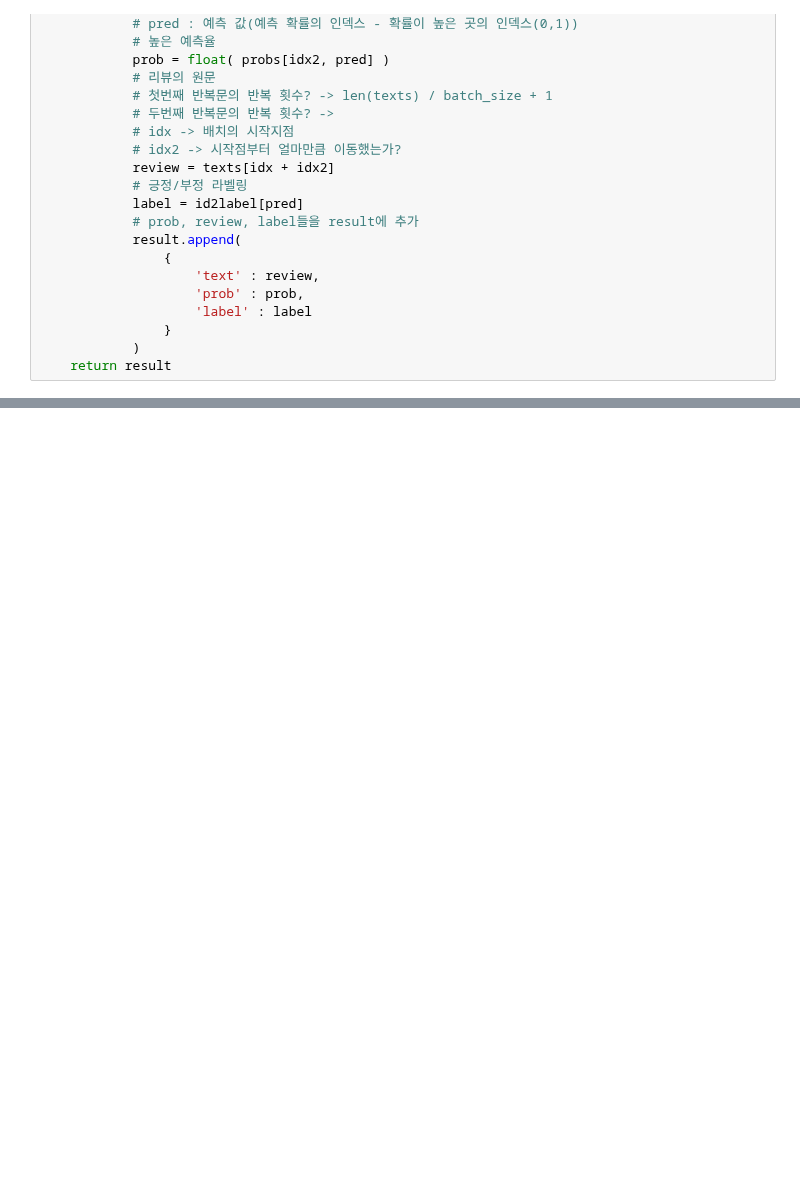
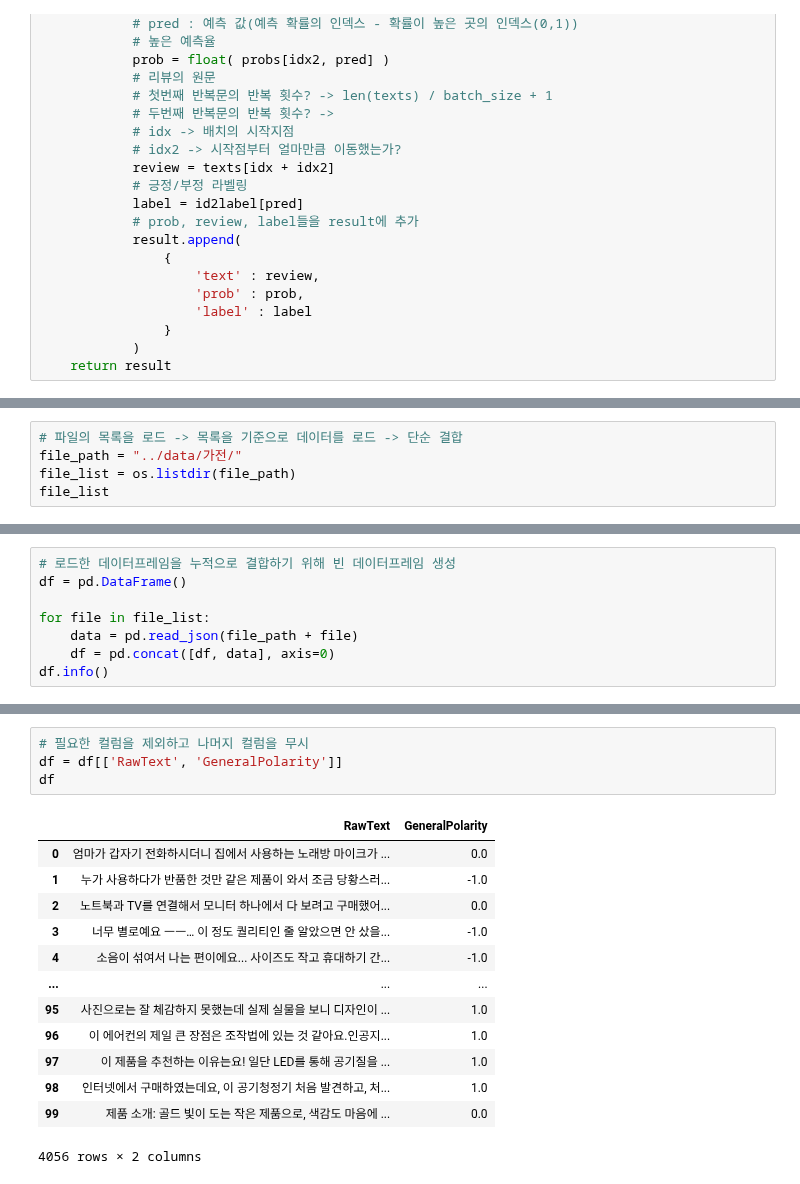
Before and after one commit to JungHyun7/multicam, a Jupyter notebook: 20251111/01_SBERT.ipynb, the cells around one changed output, grey strips where cells are left out. Saved outputs shown, nothing was run; the diff lists cells and outputs as text; blank space fills up the shorter version.

```diff
--- a/20251111/01_SBERT.ipynb
+++ b/20251111/01_SBERT.ipynb
@@ -350,0 +371,5 @@ out_data
+# %%
+# 파일의 목록을 로드 -> 목록을 기준으로 데이터를 로드 -> 단순 결합
+file_path = "../data/가전/"
+file_list = os.listdir(file_path)
+file_list
@@ -350,0 +394,8 @@ out_data
+# %%
+# 로드한 데이터프레임을 누적으로 결합하기 위해 빈 데이터프레임 생성
+df = pd.DataFrame()
+
+for file in file_list:
+    data = pd.read_json(file_path + file)
+    df = pd.concat([df, data], axis=0)
+df.info()
@@ -350,0 +422,18 @@ out_data
+# %%
+# 필요한 컬럼을 제외하고 나머지 컬럼을 무시
+df = df[['RawText', 'GeneralPolarity']]
+df
+# %% [output]
+|  | RawText | GeneralPolarity |
+| 0 | 엄마가 갑자기 전화하시더니 집에서 사용하는 노래방 마이크가 ... | 0.0 |
+| 1 | 누가 사용하다가 반품한 것만 같은 제품이 와서 조금 당황스러... | -1.0 |
+| 2 | 노트북과 TV를 연결해서 모니터 하나에서 다 보려고 구매했어... | 0.0 |
+| 3 | 너무 별로예요 ㅡㅡ… 이 정도 퀄리티인 줄 알았으면 안 샀을... | -1.0 |
+| 4 | 소음이 섞여서 나는 편이에요... 사이즈도 작고 휴대하기 간... | -1.0 |
+| ... | ... | ... |
+| 95 | 사진으로는 잘 체감하지 못했는데 실제 실물을 보니 디자인이 ... | 1.0 |
+| 96 | 이 에어컨의 제일 큰 장점은 조작법에 있는 것 같아요.인공지... | 1.0 |
+| 97 | 이 제품을 추천하는 이유는요! 일단 LED를 통해 공기질을 ... | 1.0 |
+| 98 | 인터넷에서 구매하였는데요, 이 공기청정기 처음 발견하고, 처... | 1.0 |
+| 99 | 제품 소개: 골드 빛이 도는 작은 제품으로, 색감도 마음에 ... | 0.0 |
+4056 rows × 2 columns
```
Also changed, not shown: parts of 29 cells of this notebook.
